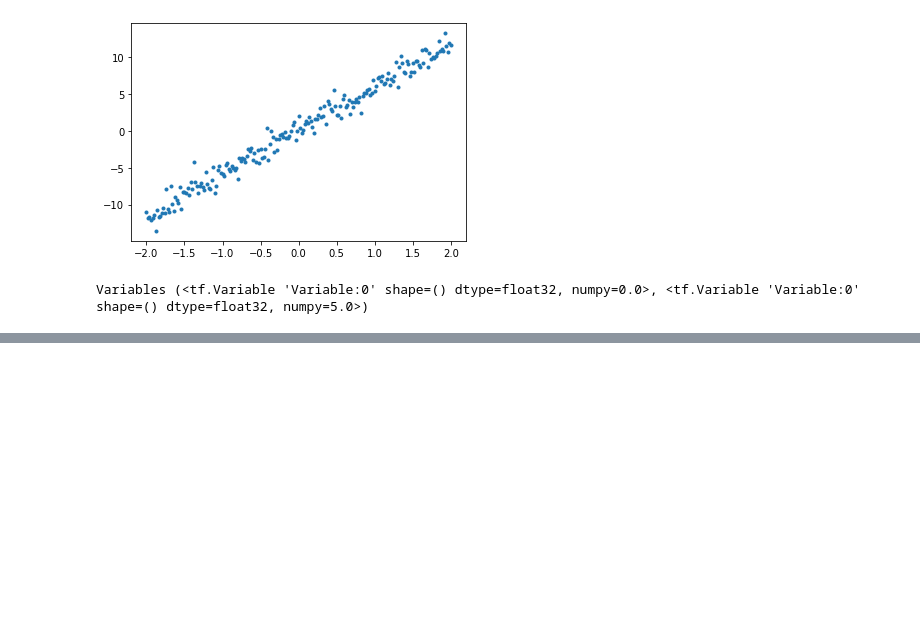
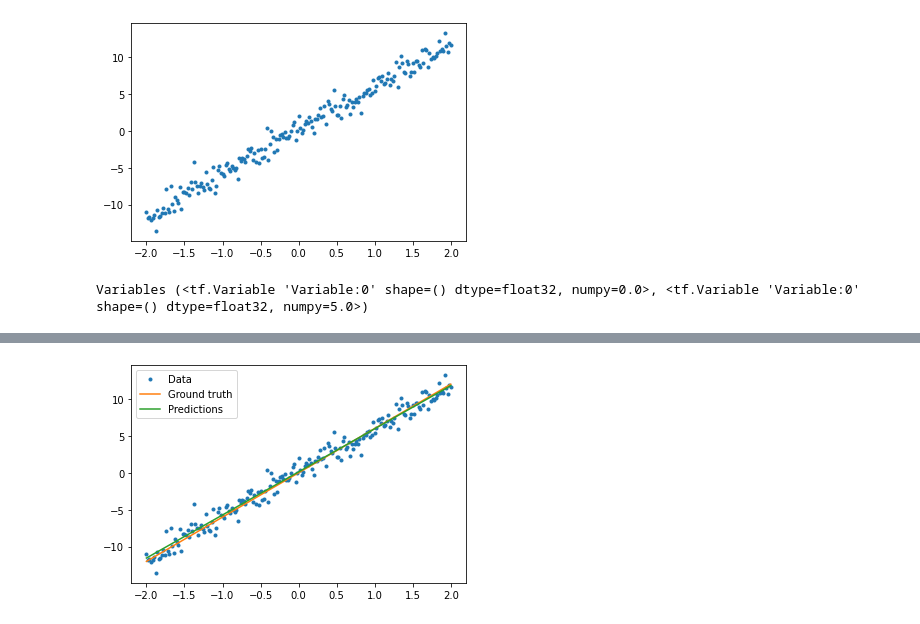
Before and after one commit to JiwonHae94/Tensorflow-For-Beginners, a Jupyter notebook: TensorFlowCore_BasicTrainingLoop.ipynb, the cells around one changed output, grey strips where cells are left out. Cells and saved outputs as stored; diff of their text form; code cells hidden in the pictures; blank space fills up the shorter version.

```diff
--- a/TensorFlowCore_BasicTrainingLoop.ipynb
+++ b/TensorFlowCore_BasicTrainingLoop.ipynb
@@ -60,0 +119,8 @@ Variables (<tf.Variable 'Variable:0' shape=() dtype=float32, numpy=0.0>, <tf.Var
+# %%
+# Perform training
+current_loss = loss(y, model(x))
+
+print(f"Starting:")
+print("         ", report(model, current_loss))
+
+training_loop(model, x, y)
@@ -60,0 +157,11 @@ Variables (<tf.Variable 'Variable:0' shape=() dtype=float32, numpy=0.0>, <tf.Var
+# %%
+# visulaize performance
+plt.plot(x, y, '.', label="Data")
+plt.plot(x, f(x), label="Ground truth")
+plt.plot(x, model(x), label="Predictions")
+plt.legend()
+plt.show()
+
+print("Current loss: %1.6f" % loss(model(x), y).numpy())
+# %% [output]
+[figure, added]
```
Also changed, not shown: parts of 10 cells of this notebook.
